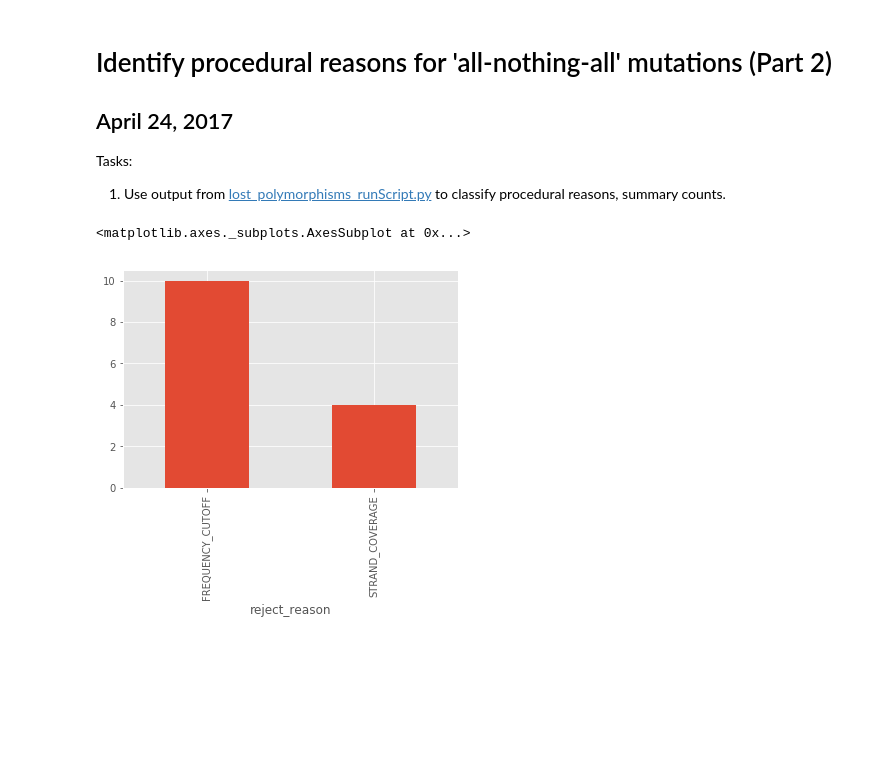
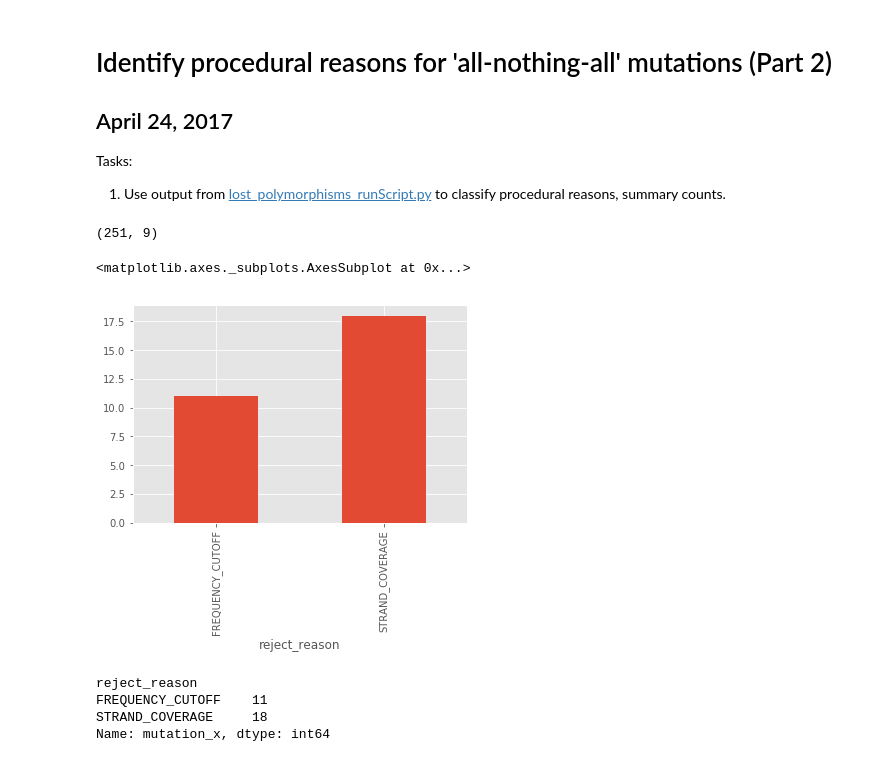
Before and after one commit to yeemey/dvh_mms2, a Jupyter notebook: lost_polymorphisms.ipynb, the cells around one changed output. Drawn from its saved outputs; the diff is of its cells as text; code cells hidden in the pictures; blank space fills up the shorter version.

```diff
--- a/lost_polymorphisms.ipynb
+++ b/lost_polymorphisms.ipynb
@@ -251,17 +251,29 @@ hs3freqs_evidence = pd.merge(hs3_freqs, hs3_evidence, how='left', on='position')
 all_freqs_evidence = pd.concat([ua3freqs_evidence, ue3freqs_evidence, ur1freqs_evidence, us1freqs_evidence, ha3freqs_evidence, he3freqs_evidence, hr2freqs_evidence, hs3freqs_evidence], ignore_index=True)
 all_freqs_evidence.to_csv('~/Documents/compare/parse_compare/all_freqs_evidence.tsv', sep='\t', index=False)
+# %%
+all_freqs = pd.concat([ua3_freqs, ue3_freqs, ur1_freqs, us1_freqs, ha3_freqs, he3_freqs, hr2_freqs, hs3_freqs], ignore_index=True)
+all_freqs.shape
+# %% [output]
+(251, 9)
 # %%
 import matplotlib
 %matplotlib inline
 matplotlib.style.use('ggplot')
 
 #How many 'None' frequencies are due to:
 #1a. rejection based on evidence filters?
-rejected_mutation_reasons = all_freqs_evidence.groupby('reject_reason')['mutation'].count()
+rejected_mutation_reasons = all_freqs_evidence.groupby('reject_reason')['mutation_x'].count()
 rejected_mutation_reasons.plot.bar()
 # %% [output]
 <matplotlib.axes._subplots.AxesSubplot at 0x...>
-[figure, old version]
+[figure, new version]
+# %%
+rejected_mutation_reasons
+# %% [output]
+reject_reason
+FREQUENCY_CUTOFF    11
+STRAND_COVERAGE     18
+Name: mutation_x, dtype: int64
 # %%
 #1b. Which ones?
 all_freqs_evidence.dropna(subset=['reject_reason'])
```
Also changed, not shown: parts of 7 cells of this notebook.
